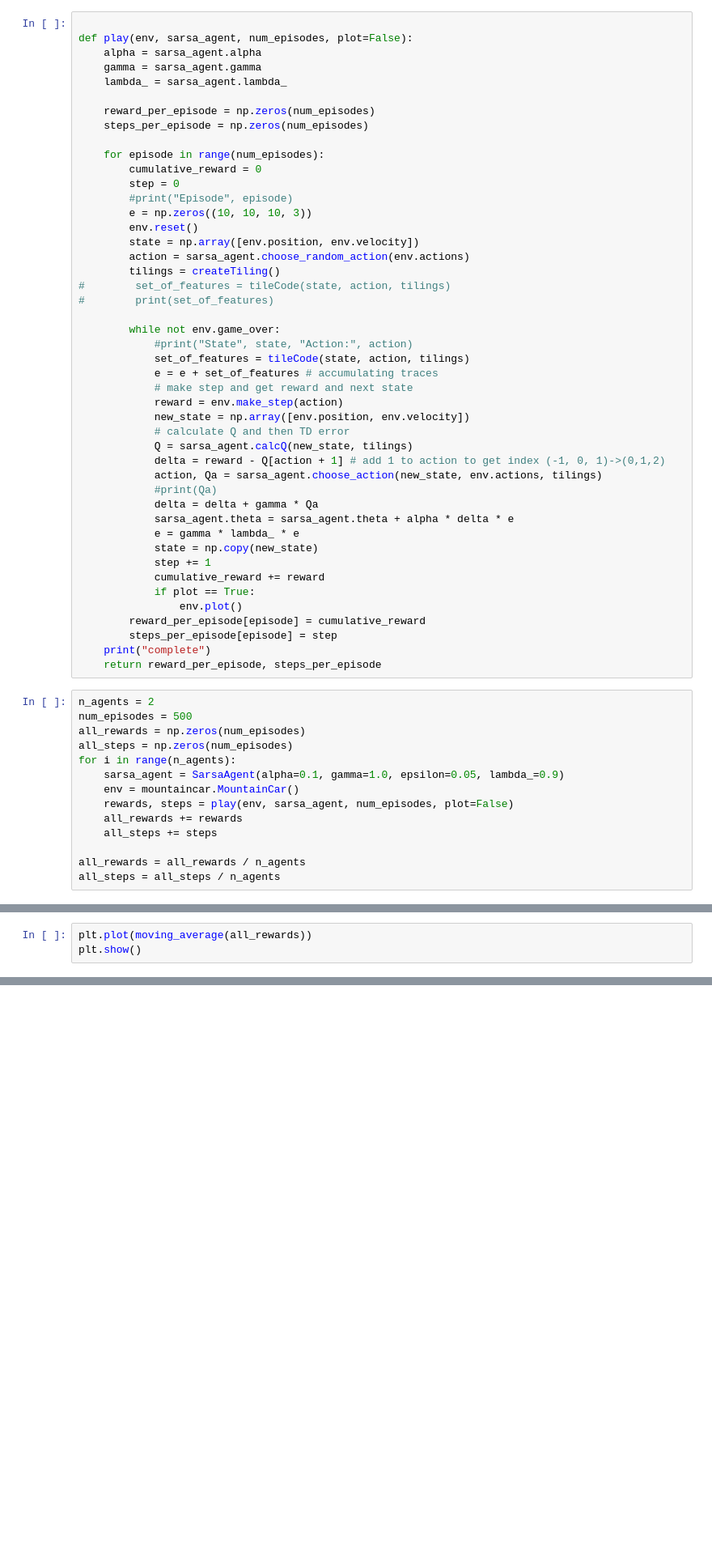
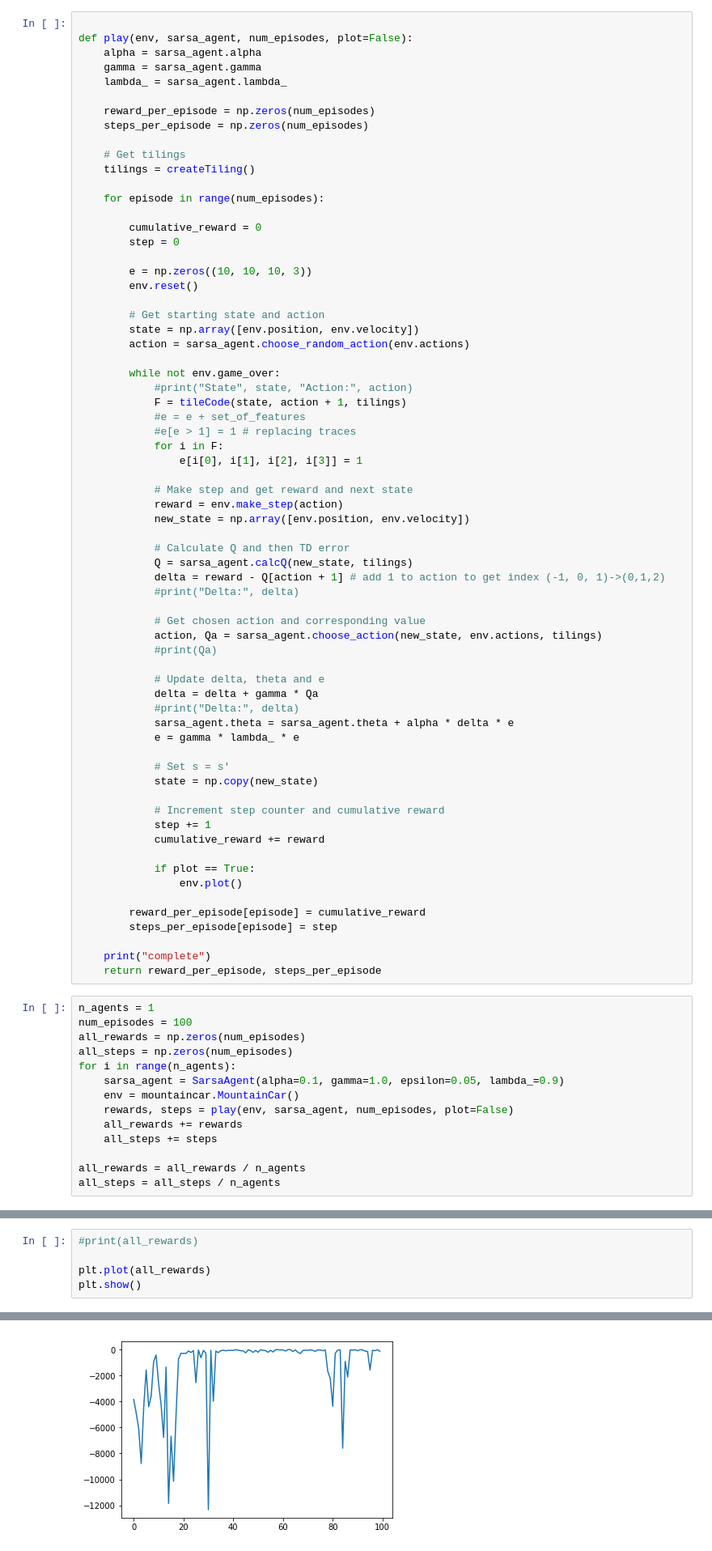
Before and after one commit to edjeffery/RL_Mountain_Car, a Jupyter notebook: rlc3_mountain_car.ipynb, the cells around one changed output, grey strips where cells are left out. Shown at 81% size. Drawn from its saved outputs; the diff is of its cells as text; blank space fills up the shorter version.

```diff
--- a/rlc3_mountain_car.ipynb
+++ b/rlc3_mountain_car.ipynb
@@ -183,45 +197,66 @@ def play(env, sarsa_agent, num_episodes, plot=False):
     reward_per_episode = np.zeros(num_episodes)
     steps_per_episode = np.zeros(num_episodes)
 
+    # Get tilings
+    tilings = createTiling()
+
     for episode in range(num_episodes):
+
         cumulative_reward = 0
         step = 0
-        #print("Episode", episode)
+
         e = np.zeros((10, 10, 10, 3))
         env.reset()
+
+        # Get starting state and action
         state = np.array([env.position, env.velocity])
         action = sarsa_agent.choose_random_action(env.actions)
-        tilings = createTiling()
-#        set_of_features = tileCode(state, action, tilings)
-#        print(set_of_features)
 
         while not env.game_over:
             #print("State", state, "Action:", action)
-            set_of_features = tileCode(state, action, tilings)
-            e = e + set_of_features # accumulating traces
-            # make step and get reward and next state
+            F = tileCode(state, action + 1, tilings)
+            #e = e + set_of_features
+            #e[e > 1] = 1 # replacing traces
+            for i in F:
+                e[i[0], i[1], i[2], i[3]] = 1
+
+            # Make step and get reward and next state
             reward = env.make_step(action)
             new_state = np.array([env.position, env.velocity])
-            # calculate Q and then TD error
+
+            # Calculate Q and then TD error
             Q = sarsa_agent.calcQ(new_state, tilings)
             delta = reward - Q[action + 1] # add 1 to action to get index (-1, 0, 1)->(0,1,2)
+            #print("Delta:", delta)
+
+            # Get chosen action and corresponding value
             action, Qa = sarsa_agent.choose_action(new_state, env.actions, tilings)
             #print(Qa)
+
+            # Update delta, theta and e
             delta = delta + gamma * Qa
+            #print("Delta:", delta)
             sarsa_agent.theta = sarsa_agent.theta + alpha * delta * e
             e = gamma * lambda_ * e
+
+            # Set s = s'
             state = np.copy(new_state)
+
+            # Increment step counter and cumulative reward
             step += 1
             cumulative_reward += reward
+
             if plot == True:
                 env.plot()
+
         reward_per_episode[episode] = cumulative_reward
         steps_per_episode[episode] = step
+
     print("complete")
     return reward_per_episode, steps_per_episode
 # %%
-n_agents = 2
-num_episodes = 500
+n_agents = 1
+num_episodes = 100
 all_rewards = np.zeros(num_episodes)
 all_steps = np.zeros(num_episodes)
 for i in range(n_agents):
@@ -244,5 +279,8 @@ def moving_average(a, n=10) :
 # %%
 play(env, sarsa_agent, num_episodes=5, plot=True)
 # %%
-plt.plot(moving_average(all_rewards))
+#print(all_rewards)
+
+plt.plot(all_rewards)
 plt.show()
+# %% [output]
@@ -249,3 +304,4 @@ plt.show()
+[figure, added]
 # %% [markdown]
 Please make sure that all of your code is above this cell. Here, please insert your static learning curve and answer the verbal questions (describe your choice of parameters and results).
 
```
Also changed, not shown: parts of 4 cells of this notebook, 1 other file.
